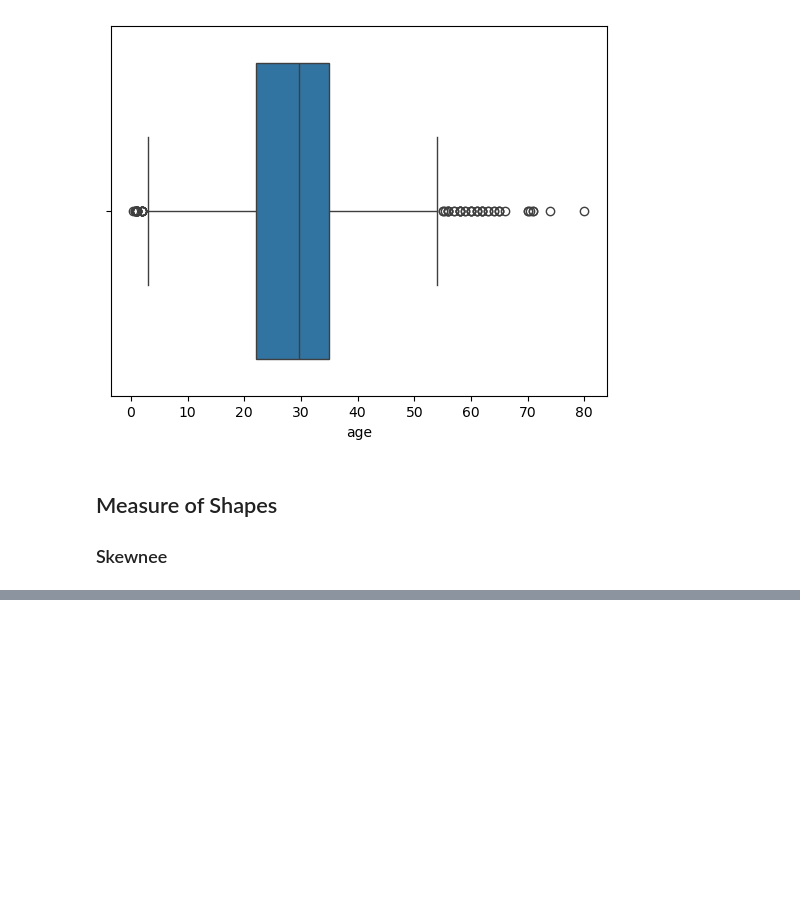
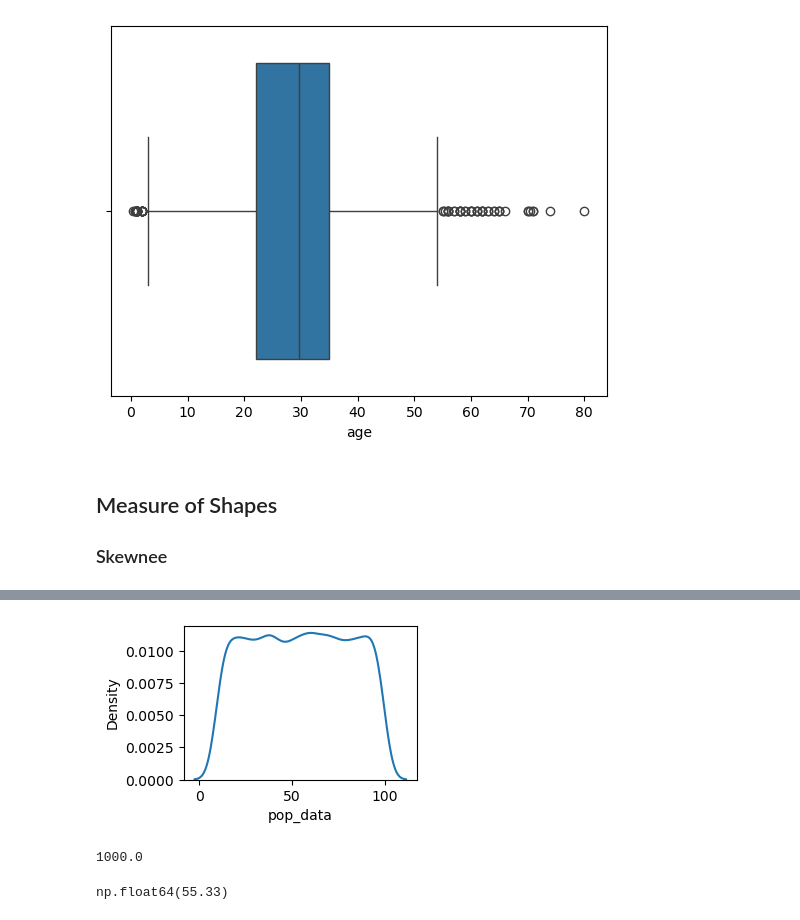
Before and after one commit to MrKami04/Statistics-for-Data-Science, a Jupyter notebook: 02stats.ipynb, the cells around one changed output, grey strips where cells are left out. Saved outputs shown, nothing was run; the diff lists cells and outputs as text; code cells hidden in the pictures; blank space fills up the shorter version.

```diff
--- a/02stats.ipynb
+++ b/02stats.ipynb
@@ -289,0 +415,11 @@ plt.show()
+# %%
+plt.figure(figsize=(3,2))
+sns.kdeplot(x="pop_data", data=pop_table)
+plt.show()
+# %% [output]
+[figure, added]
+# %%
+pert = (10000*10)/100
+print(pert)
+# %% [output]
+1000.0
@@ -289,0 +433,4 @@ plt.show()
+# %%
+np.mean(sample_data)
+# %% [output]
+np.float64(55.33)
```
Also changed, not shown: parts of 54 cells of this notebook.
